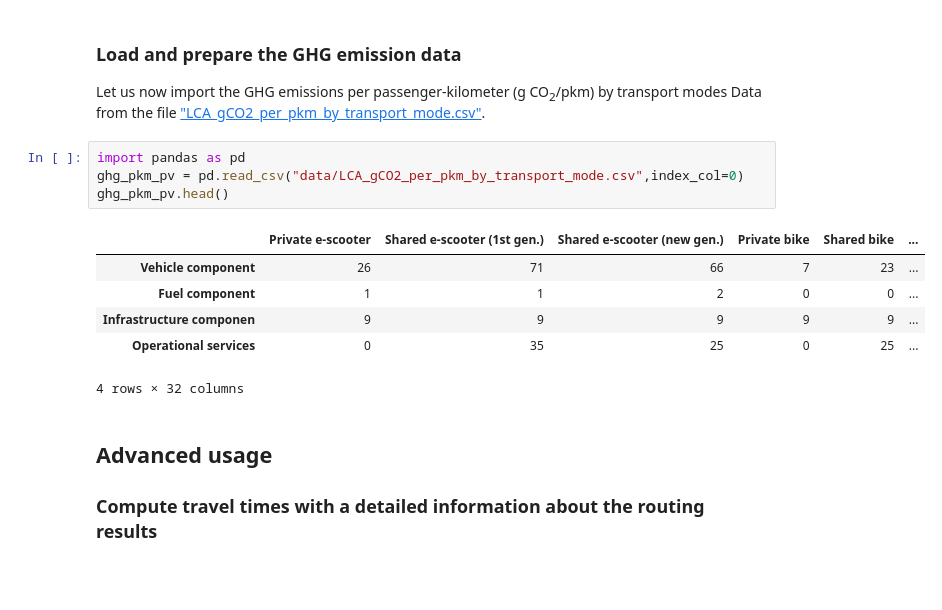
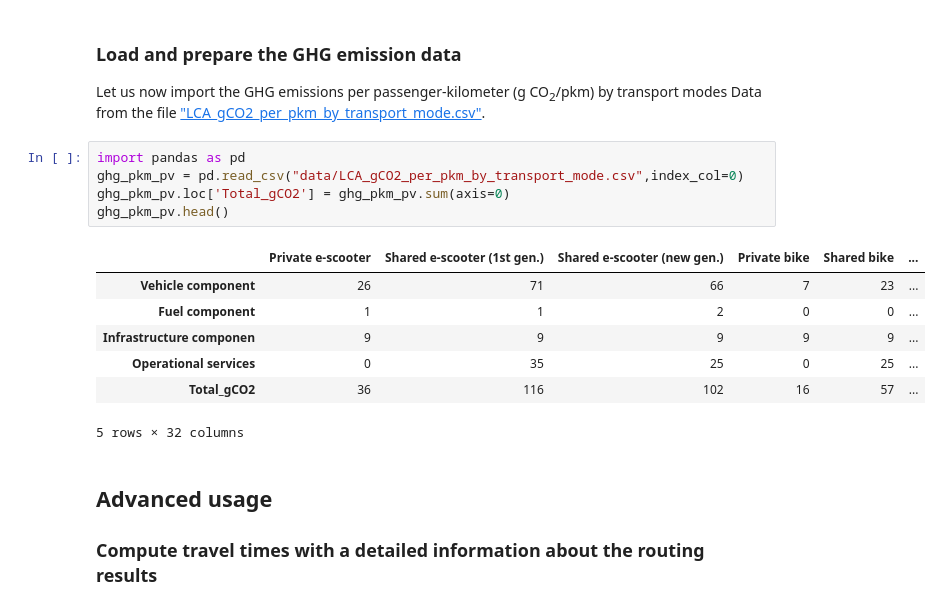
Before and after one commit to AaltoGIS/Mobile-Tartu-2024, a Jupyter notebook: source/notebooks/T2_calculating-travel-time-matrices_and_GHG_factors.ipynb, the cells around one changed output. Drawn from its saved outputs; the diff is of its cells as text; blank space fills up the shorter version.

```diff
--- a/source/notebooks/T2_calculating-travel-time-matrices_and_GHG_factors.ipynb
+++ b/source/notebooks/T2_calculating-travel-time-matrices_and_GHG_factors.ipynb
@@ -385,14 +392,16 @@ Let us now import the GHG emissions per passenger-kilometer (g CO<sub>2</sub>/pk
 # %%
 import pandas as pd
 ghg_pkm_pv = pd.read_csv("data/LCA_gCO2_per_pkm_by_transport_mode.csv",index_col=0)
+ghg_pkm_pv.loc['Total_gCO2'] = ghg_pkm_pv.sum(axis=0)
 ghg_pkm_pv.head()
 # %% [output]
 |  | Private e-scooter | Shared e-scooter (1st gen.) | Shared e-scooter (new gen.) | Private bike | Shared bike | ... |
 | Vehicle component | 26 | 71 | 66 | 7 | 23 | ... |
 | Fuel component | 1 | 1 | 2 | 0 | 0 | ... |
 | Infrastructure componen | 9 | 9 | 9 | 9 | 9 | ... |
 | Operational services | 0 | 35 | 25 | 0 | 25 | ... |
+| Total_gCO2 | 36 | 116 | 102 | 16 | 57 | ... |
-4 rows × 32 columns
+5 rows × 32 columns
 # %% [markdown]
 ## Advanced usage
 
```
Also changed, not shown: parts of 3 cells of this notebook.
